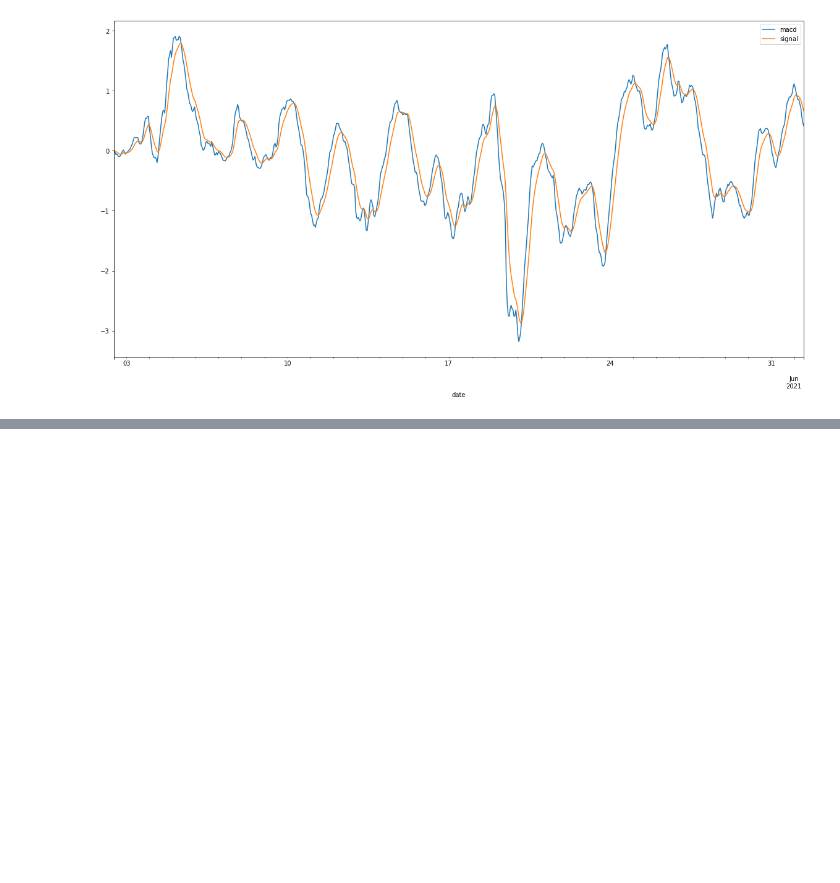
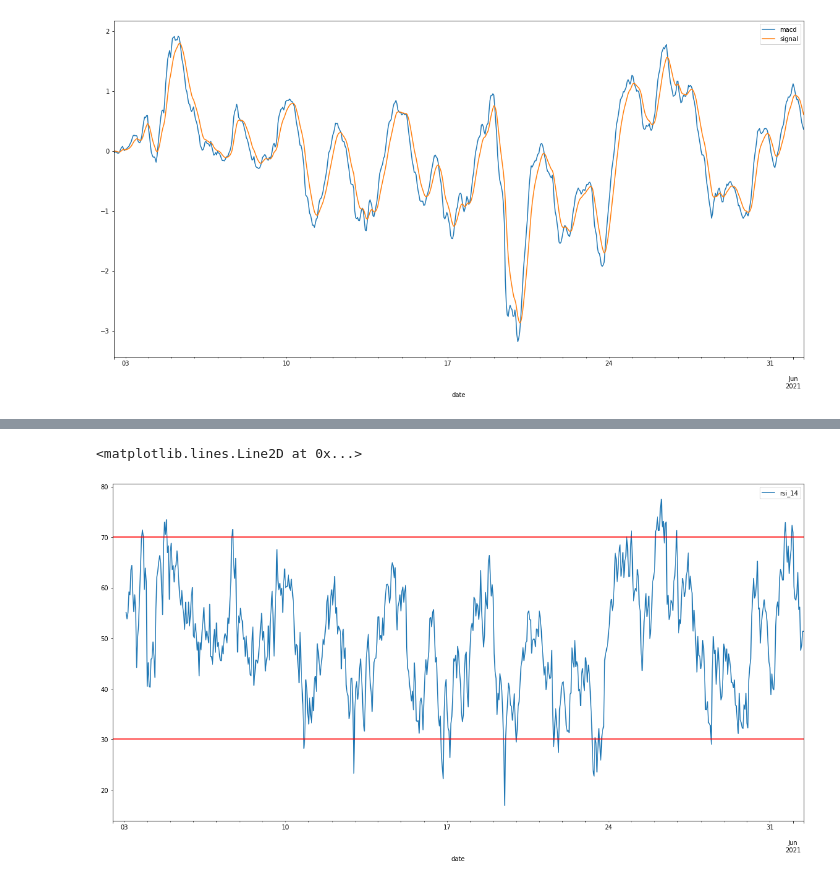
Before and after one commit to Hash3rown/monu-fintech-Project-2, a Jupyter notebook: sandbox/alex_macd_EMA_Bollinger.ipynb, the cells around one changed output, grey strips where cells are left out. Cells and saved outputs as stored; diff of their text form; code cells hidden in the pictures; blank space fills up the shorter version.

```diff
--- a/sandbox/alex_macd_EMA_Bollinger.ipynb
+++ b/sandbox/alex_macd_EMA_Bollinger.ipynb
@@ -316,0 +319,17 @@ historical_prices_df[['macd','signal']].plot(figsize=(20,10))
+# %%
+n = 14
+
+def rma(x, n, y0):
+    a = (n-1) / n
+    ak = a**np.arange(len(x)-1, -1, -1)
+    return np.r_[np.full(n, np.nan), y0, np.cumsum(ak * x) / ak / n + y0 * a**np.arange(1, len(x)+1)]
+
+historical_prices_df['change'] = historical_prices_df['close'].diff()
+historical_prices_df['gain'] = historical_prices_df.change.mask(historical_prices_df.change < 0, 0.0)
+historical_prices_df['loss'] = -historical_prices_df.change.mask(historical_prices_df.change > 0, -0.0)
+historical_prices_df['avg_gain'] = rma(historical_prices_df.gain[n+1:].to_numpy(), n, np.nansum(historical_prices_df.gain.to_numpy()[:n+1])/n)
+historical_prices_df['avg_loss'] = rma(historical_prices_df.loss[n+1:].to_numpy(), n, np.nansum(historical_prices_df.loss.to_numpy()[:n+1])/n)
+historical_prices_df['rs'] = historical_prices_df.avg_gain / historical_prices_df.avg_loss
+historical_prices_df['rsi_14'] = 100 - (100 / (1 + historical_prices_df.rs))
+
+historical_prices_df.tail()
@@ -316,0 +345,7 @@ historical_prices_df[['macd','signal']].plot(figsize=(20,10))
+# %%
+historical_prices_df[['rsi_14']].plot(figsize=(20,10))
+plt.axhline(y=70, color='r', linestyle='-')
+plt.axhline(y=30, color='r', linestyle='-')
+# %% [output]
+<matplotlib.lines.Line2D at 0x...>
+[figure, added]
```
Also changed, not shown: parts of 11 cells of this notebook.
